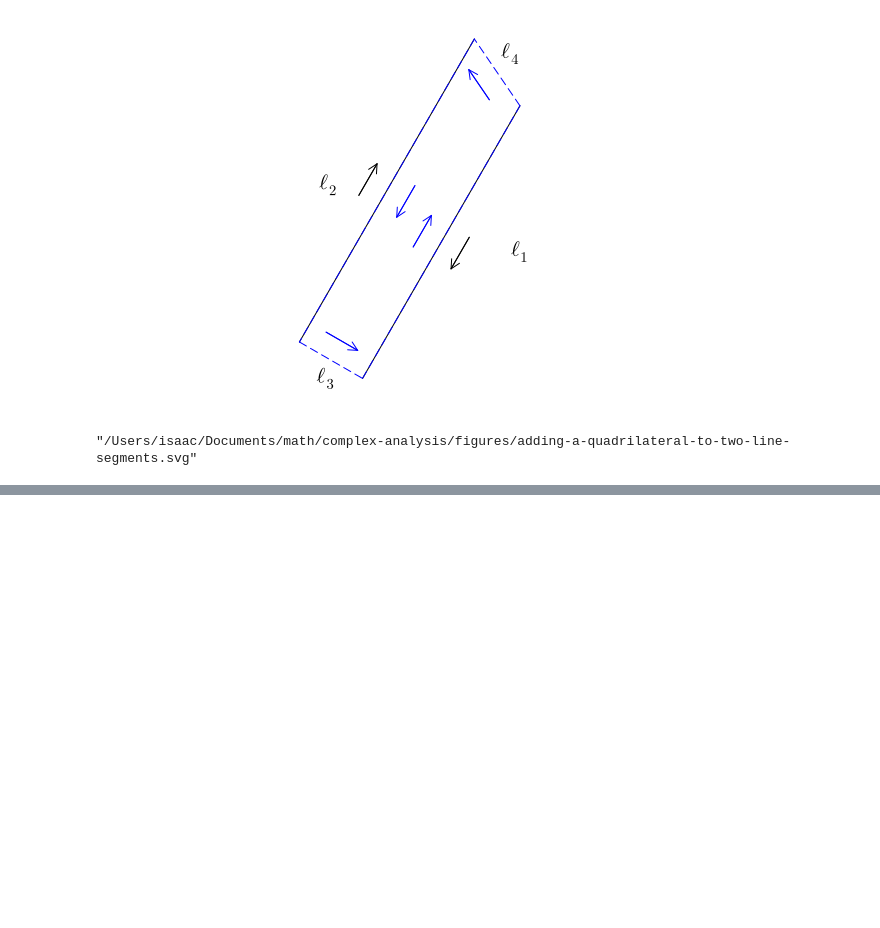
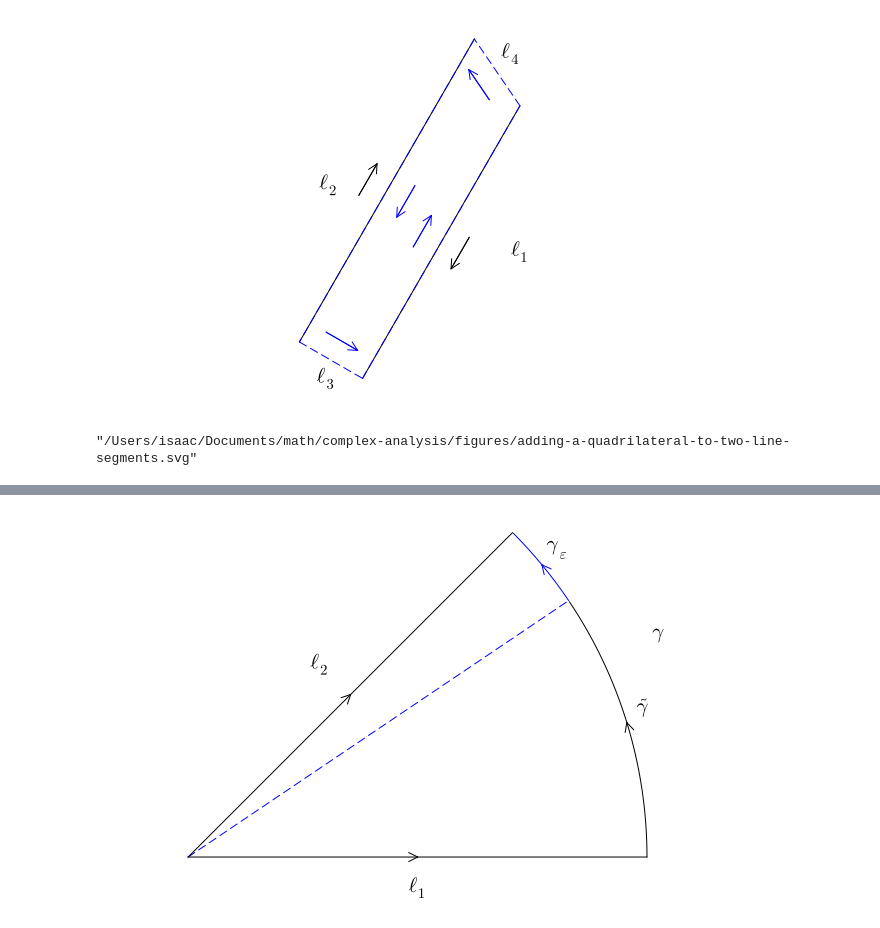
Before and after one commit to Isaac-Fate/math, a Jupyter notebook: complex-analysis/notebooks/cauchy-theorem-and-its-application/cauchy-integral-formulas.ipynb, the cells around one changed output, grey strips where cells are left out. Saved outputs shown, nothing was run; the diff lists cells and outputs as text; code cells hidden in the pictures; blank space fills up the shorter version.

```diff
--- a/complex-analysis/notebooks/cauchy-theorem-and-its-application/cauchy-integral-formulas.ipynb
+++ b/complex-analysis/notebooks/cauchy-theorem-and-its-application/cauchy-integral-formulas.ipynb
@@ -218,0 +221,79 @@ savefig(joinpath(FIGURES_DIR, "adding-a-quadrilateral-to-two-line-segments.svg")
+# %%
+R = 3.0
+ϵ = 1 / sqrt(R)
+θ = pi / 4 - ϵ / R
+
+plot(
+    aspect_ratio=:equal,
+    border=:none,
+    legend=nothing,
+)
+
+plot_curve!(
+    t -> t + 0im,
+    0,
+    R,
+    arrow_points=[R / 2],
+)
+
+plot_curve!(
+    t -> R * exp(1im * t),
+    0,
+    θ,
+    arrow_points=[θ / 2],
+)
+
+plot_curve!(
+    t -> R * exp(1im * t),
+    θ,
+    pi / 4,
+    arrow_points=[(θ + pi / 4) / 2],
+    color=:blue
+)
+
+plot_curve!(
+    t -> t * R * exp(im * θ),
+    0,
+    1,
+    color=:blue,
+    linestyle=:dash,
+)
+
+plot_curve!(
+    t -> t * R * exp(im * pi / 4),
+    0,
+    1,
+    arrow_points=[0.5],
+)
+
+annotate!(
+    R / 2,
+    0 - 0.2,
+    L"\ell_1"
+)
+
+annotate!(
+    real(R * exp(im * pi / 4) / 2) - 0.2,
+    imag(R * exp(im * pi / 4) / 2) + 0.2,
+    L"\ell_2"
+)
+
+annotate!(
+    real(R * exp(im * θ / 2)) + 0.1,
+    imag(R * exp(im * θ / 2)) + 0.1,
+    L"\tilde{\gamma}"
+)
+
+annotate!(
+    real(R * exp(im * (θ + pi / 4) / 2)) + 0.1,
+    imag(R * exp(im * (θ + pi / 4) / 2)) + 0.1,
+    L"\gamma_\epsilon"
+)
+
+annotate!(
+    real(R * exp(im * pi / 8)) + 0.3,
+    imag(R * exp(im * pi / 8)) + 0.3,
+    L"\gamma"
+)
+# %% [output]
+[figure, added]
```
Also changed, not shown: parts of 2 cells of this notebook, 3 other files.
